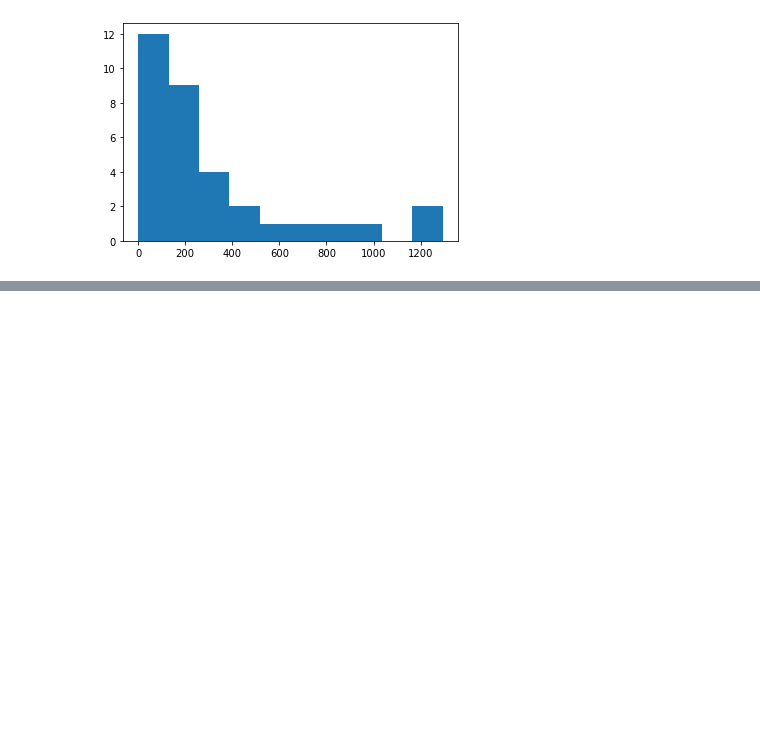
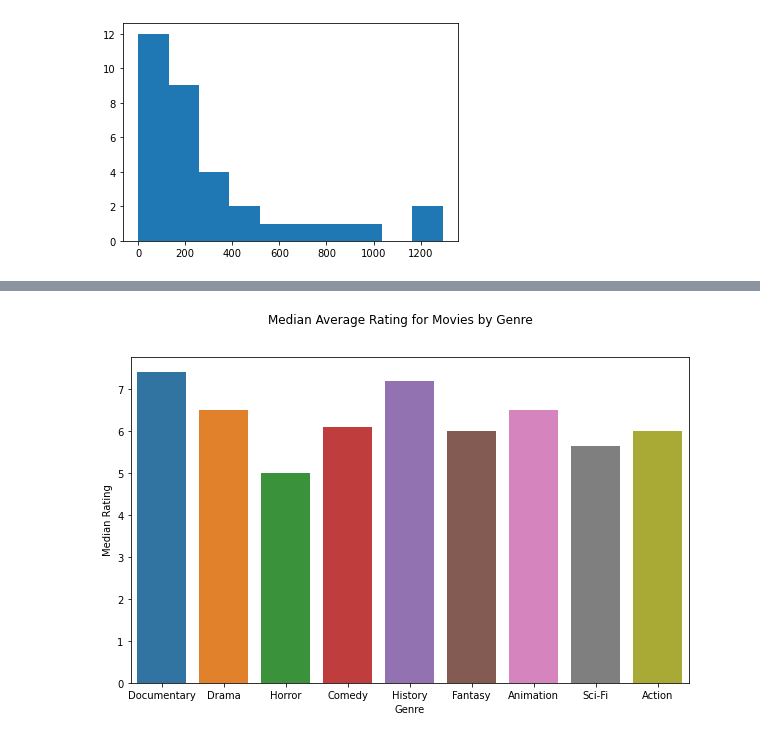
Before and after one commit to DGieseke/Exploratory-Data-Analysis-Using-Movie-Data, a Jupyter notebook: daniel/DG Edits - Movie Data Visualization Project.ipynb, the cells around one changed output, grey strips where cells are left out. Saved outputs shown, nothing was run; the diff lists cells and outputs as text; code cells hidden in the pictures; blank space fills up the shorter version.

```diff
--- a/daniel/DG Edits - Movie Data Visualization Project.ipynb
+++ b/daniel/DG Edits - Movie Data Visualization Project.ipynb
@@ -412,0 +563,15 @@ plt.show()
+# %%
+fig, ax = plt.subplots(figsize=(10, 6))
+
+fig.suptitle('Median Average Rating for Movies by Genre')
+
+sns.barplot(x = ['Documentary', 'Drama', 'Horror', 'Comedy', 'History', 'Fantasy', 'Animation', 'Sci-Fi', 'Action'],
+       y = [doc_ave, drama_ave, horror_ave, comedy_ave, history_ave, fantasy_ave, animation_ave, scifi_ave, action_ave])
+
+
+ax.set_xlabel('Genre')
+ax.set_ylabel('Median Rating')
+
+plt.show()
+# %% [output]
+[figure, added]
```
Also changed, not shown: parts of 25 cells of this notebook.
